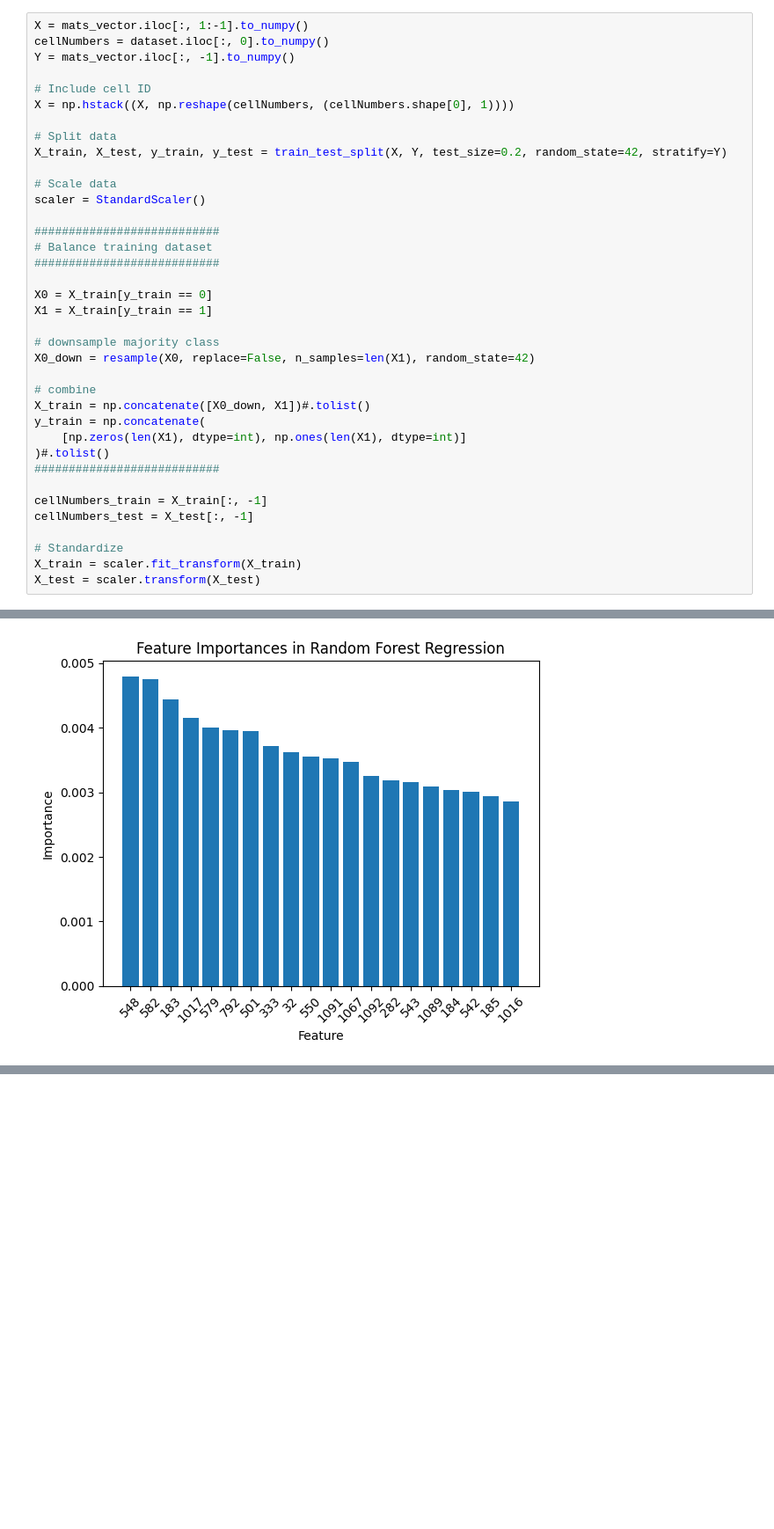
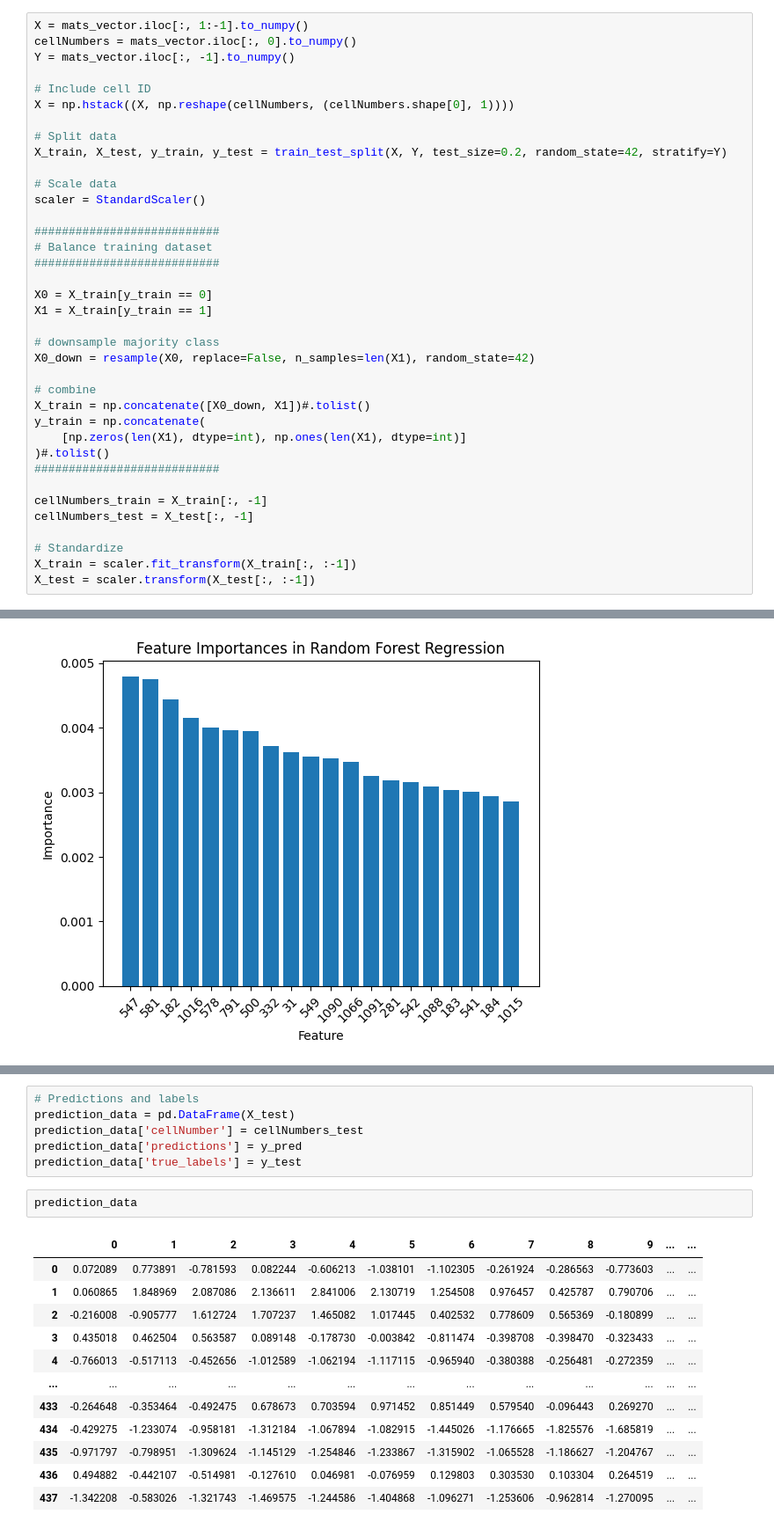
Before and after one commit to manuelfmerino/expression_prediction_AI, a Jupyter notebook: train_random_forest_Mateo.ipynb, the cells around one changed output, grey strips where cells are left out. Shown at 88% size. Saved outputs shown, nothing was run; the diff lists cells and outputs as text; blank space fills up the shorter version.

```diff
--- a/train_random_forest_Mateo.ipynb
+++ b/train_random_forest_Mateo.ipynb
@@ -390,6 +386,6 @@ Y = mats_vector.iloc[:, -1].to_numpy()
 # %%
 X = mats_vector.iloc[:, 1:-1].to_numpy()
-cellNumbers = dataset.iloc[:, 0].to_numpy()
+cellNumbers = mats_vector.iloc[:, 0].to_numpy()
 Y = mats_vector.iloc[:, -1].to_numpy()
 
 # Include cell ID
@@ -422,5 +418,5 @@ cellNumbers_train = X_train[:, -1]
 cellNumbers_test = X_test[:, -1]
 
 # Standardize
-X_train = scaler.fit_transform(X_train)
-X_test = scaler.transform(X_test)
+X_train = scaler.fit_transform(X_train[:, :-1])
+X_test = scaler.transform(X_test[:, :-1])
@@ -569,0 +535,21 @@ plt.savefig('../results/random_forest_Mateo/feature_importance_simulated.pdf', f
+# %%
+# Predictions and labels
+prediction_data = pd.DataFrame(X_test)
+prediction_data['cellNumber'] = cellNumbers_test
+prediction_data['predictions'] = y_pred
+prediction_data['true_labels'] = y_test
+# %%
+prediction_data
+# %% [output]
+|  | 0 | 1 | 2 | 3 | 4 | 5 | 6 | 7 | 8 | 9 | ... | ... |
+| 0 | 0.072089 | 0.773891 | -0.781593 | 0.082244 | -0.606213 | -1.038101 | -1.102305 | -0.261924 | -0.286563 | -0.773603 | ... | ... |
+| 1 | 0.060865 | 1.848969 | 2.087086 | 2.136611 | 2.841006 | 2.130719 | 1.254508 | 0.976457 | 0.425787 | 0.790706 | ... | ... |
+| 2 | -0.216008 | -0.905777 | 1.612724 | 1.707237 | 1.465082 | 1.017445 | 0.402532 | 0.778609 | 0.565369 | -0.180899 | ... | ... |
+| 3 | 0.435018 | 0.462504 | 0.563587 | 0.089148 | -0.178730 | -0.003842 | -0.811474 | -0.398708 | -0.398470 | -0.323433 | ... | ... |
+| 4 | -0.766013 | -0.517113 | -0.452656 | -1.012589 | -1.062194 | -1.117115 | -0.965940 | -0.380388 | -0.256481 | -0.272359 | ... | ... |
+| ... | ... | ... | ... | ... | ... | ... | ... | ... | ... | ... | ... | ... |
+| 433 | -0.264648 | -0.353464 | -0.492475 | 0.678673 | 0.703594 | 0.971452 | 0.851449 | 0.579540 | -0.096443 | 0.269270 | ... | ... |
+| 434 | -0.429275 | -1.233074 | -0.958181 | -1.312184 | -1.067894 | -1.082915 | -1.445026 | -1.176665 | -1.825576 | -1.685819 | ... | ... |
+| 435 | -0.971797 | -0.798951 | -1.309624 | -1.145129 | -1.254846 | -1.233867 | -1.315902 | -1.065528 | -1.186627 | -1.204767 | ... | ... |
+| 436 | 0.494882 | -0.442107 | -0.514981 | -0.127610 | 0.046981 | -0.076959 | 0.129803 | 0.303530 | 0.103304 | 0.264519 | ... | ... |
+| 437 | -1.342208 | -0.583026 | -1.321743 | -1.469575 | -1.244586 | -1.404868 | -1.096271 | -1.253606 | -0.962814 | -1.270095 | ... | ... |
```
Also changed, not shown: parts of 8 cells of this notebook, 1 other file.
